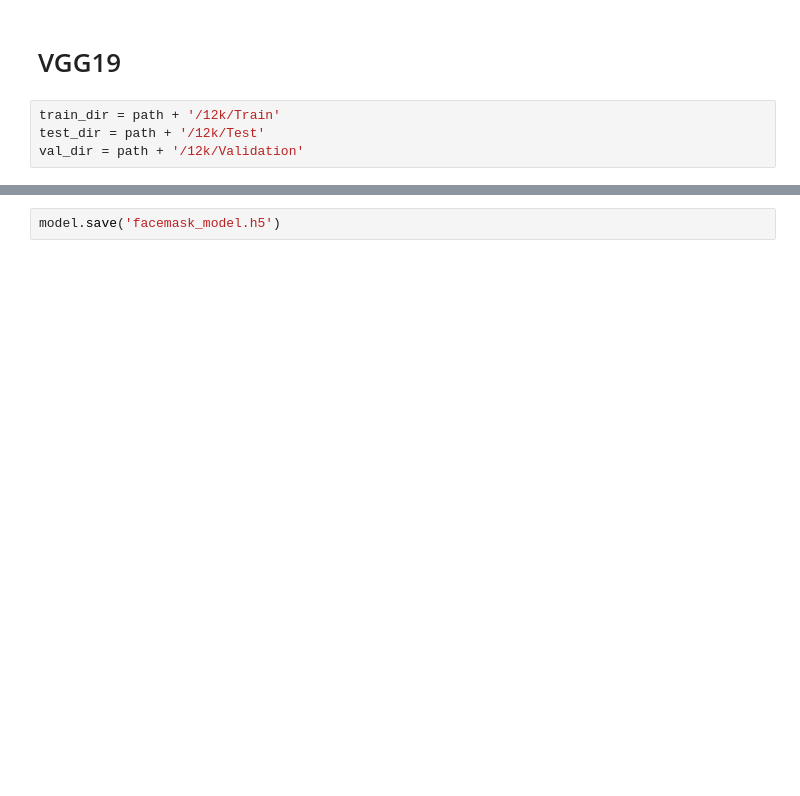
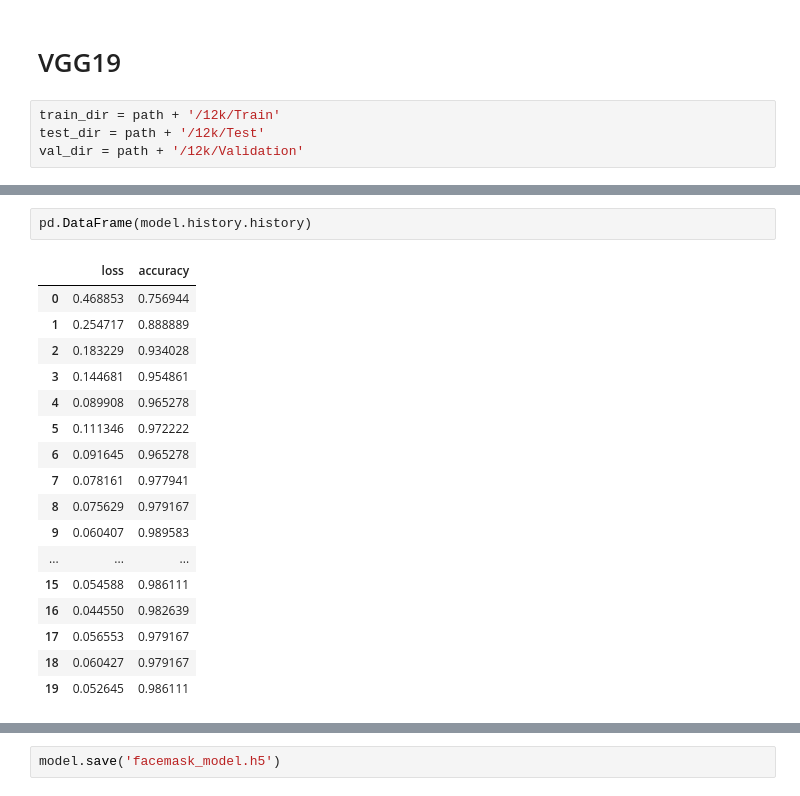
Before and after one commit to timtey88/Springboard-1120, a Jupyter notebook: Face mask Social distance.ipynb, the cells around one changed output, grey strips where cells are left out. Drawn from its saved outputs; the diff is of its cells as text; blank space fills up the shorter version.

```diff
--- a/Face mask Social distance.ipynb
+++ b/Face mask Social distance.ipynb
@@ -135,3 +285,23 @@ Epoch 20/20
+# %%
+pd.DataFrame(model.history.history)
+# %% [output]
+|  | loss | accuracy |
+| 0 | 0.468853 | 0.756944 |
+| 1 | 0.254717 | 0.888889 |
+| 2 | 0.183229 | 0.934028 |
+| 3 | 0.144681 | 0.954861 |
+| 4 | 0.089908 | 0.965278 |
+| 5 | 0.111346 | 0.972222 |
+| 6 | 0.091645 | 0.965278 |
+| 7 | 0.078161 | 0.977941 |
+| 8 | 0.075629 | 0.979167 |
+| 9 | 0.060407 | 0.989583 |
+| ... | ... | ... |
+| 15 | 0.054588 | 0.986111 |
+| 16 | 0.044550 | 0.982639 |
+| 17 | 0.056553 | 0.979167 |
+| 18 | 0.060427 | 0.979167 |
+| 19 | 0.052645 | 0.986111 |
 # %%
 # Accuracy of test data
 score = model.evaluate(test_generator)
```
Also changed, not shown: parts of 21 cells of this notebook.
